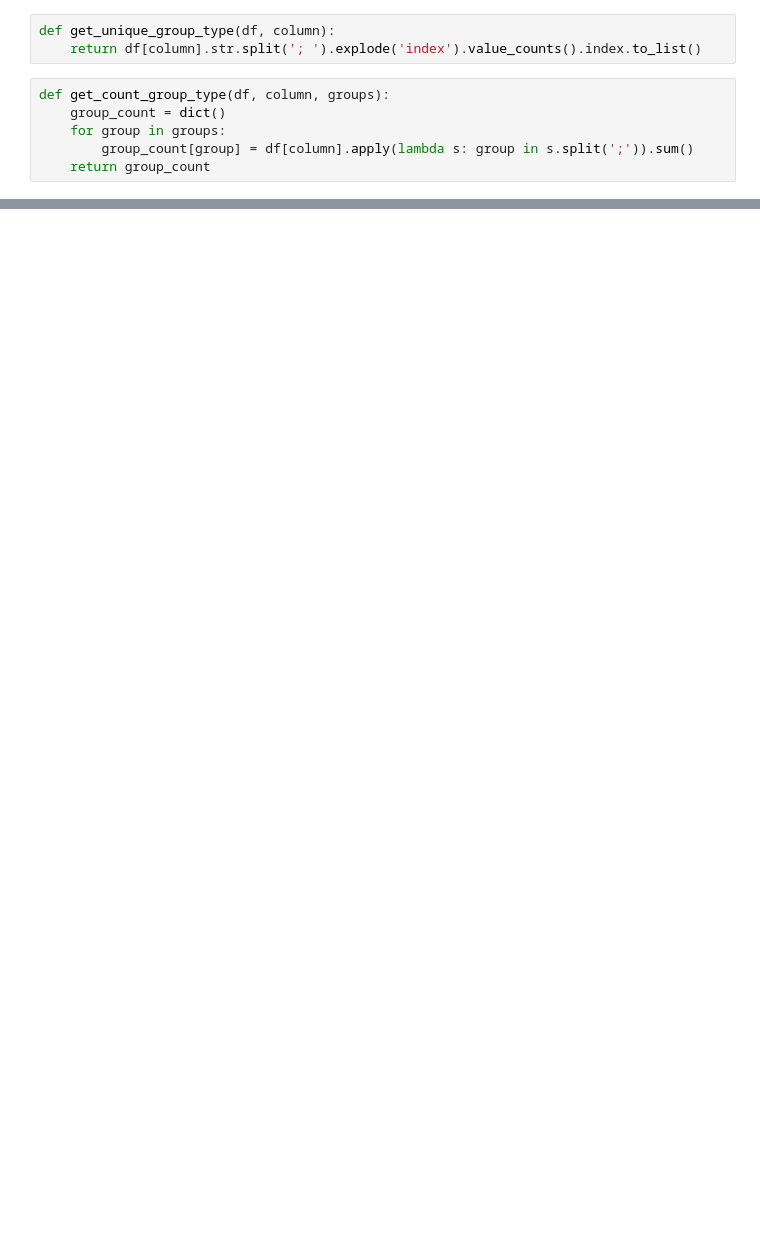
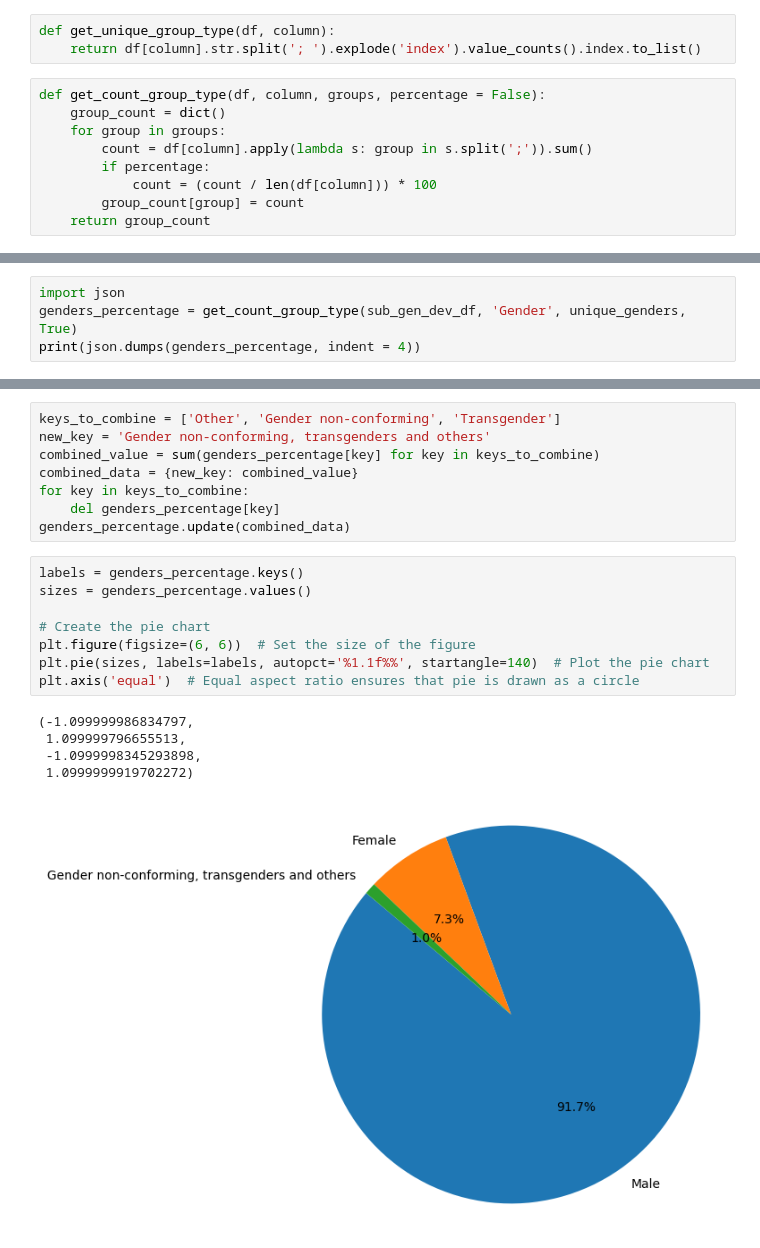
Before and after one commit to cris-scheib/stackoverflow-survey-analysis, a Jupyter notebook: stackoverflow-survey-analysis.ipynb, the cells around one changed output, grey strips where cells are left out. Cells and saved outputs as stored; diff of their text form; blank space fills up the shorter version.

```diff
--- a/stackoverflow-survey-analysis.ipynb
+++ b/stackoverflow-survey-analysis.ipynb
@@ -73,8 +45,11 @@ sub_gen_dev_df
 def get_unique_group_type(df, column):
     return df[column].str.split('; ').explode('index').value_counts().index.to_list()
 # %%
-def get_count_group_type(df, column, groups):
+def get_count_group_type(df, column, groups, percentage = False):
     group_count = dict()
     for group in groups:
-        group_count[group] = df[column].apply(lambda s: group in s.split(';')).sum()
+        count = df[column].apply(lambda s: group in s.split(';')).sum()
+        if percentage:
+            count = (count / len(df[column])) * 100
+        group_count[group] = count
     return group_count
@@ -127,0 +65,4 @@ for unique_gender in unique_genders:
+# %%
+import json
+genders_percentage = get_count_group_type(sub_gen_dev_df, 'Gender', unique_genders, True)
+print(json.dumps(genders_percentage, indent = 4))
@@ -127,0 +77,22 @@ for unique_gender in unique_genders:
+# %%
+keys_to_combine = ['Other', 'Gender non-conforming', 'Transgender']
+new_key = 'Gender non-conforming, transgenders and others'
+combined_value = sum(genders_percentage[key] for key in keys_to_combine)
+combined_data = {new_key: combined_value}
+for key in keys_to_combine:
+    del genders_percentage[key]
+genders_percentage.update(combined_data)
+# %%
+labels = genders_percentage.keys()
+sizes = genders_percentage.values()
+
+# Create the pie chart
+plt.figure(figsize=(6, 6))  # Set the size of the figure
+plt.pie(sizes, labels=labels, autopct='%1.1f%%', startangle=140)  # Plot the pie chart
+plt.axis('equal')  # Equal aspect ratio ensures that pie is drawn as a circle
+# %% [output]
+(-1.099999986834797,
+ 1.099999796655513,
+ -1.0999998345293898,
+ 1.0999999919702272)
+[figure, added]
```
Also changed, not shown: parts of 25 cells of this notebook.
